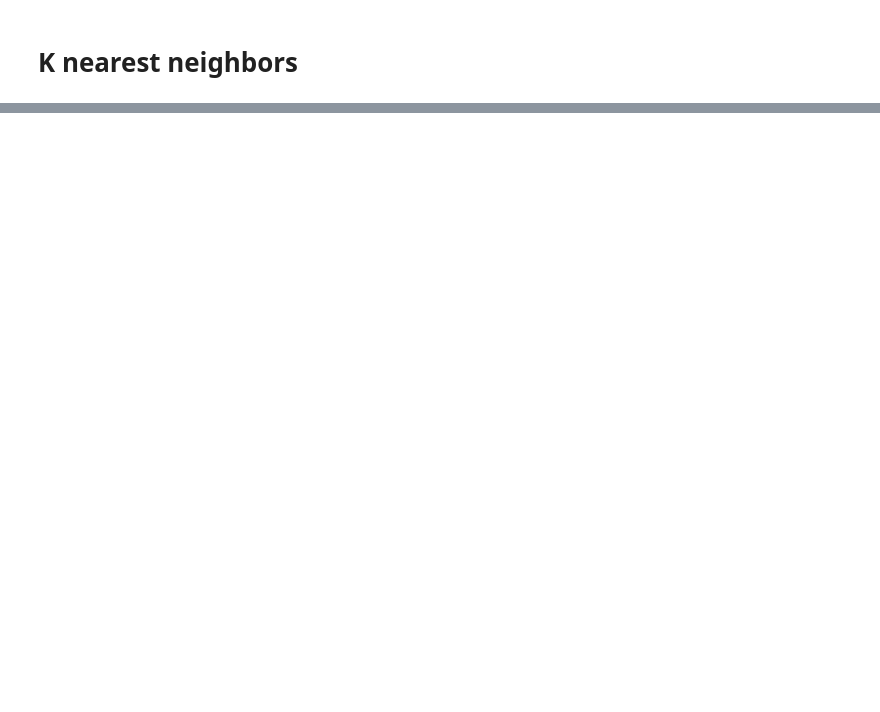
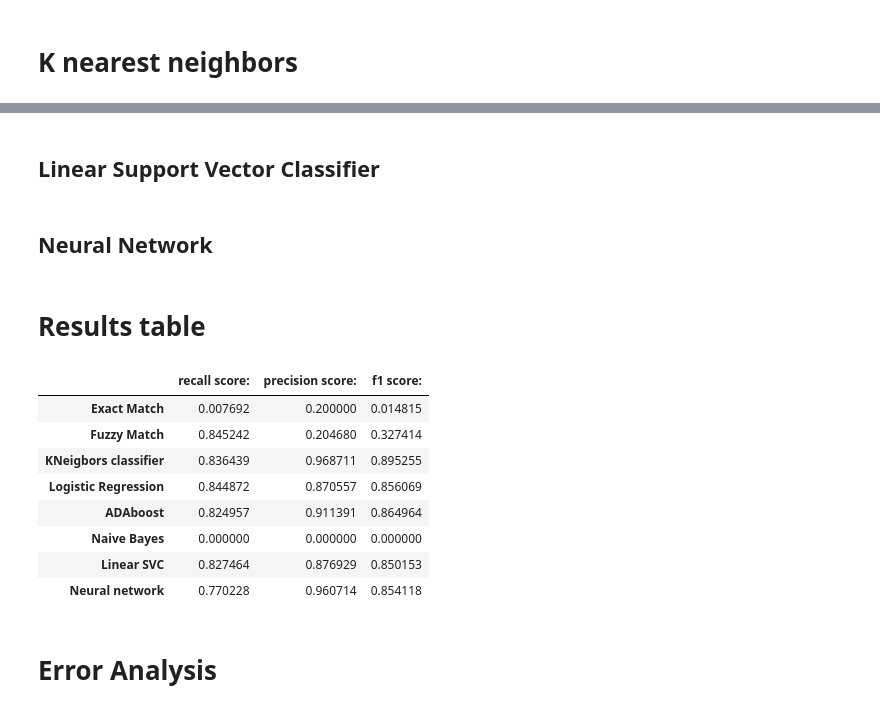
Before and after one commit to Basvdbrink1998/Entry-linking-in-18th-century-VOC-slave-archives, a Jupyter notebook: Annotation/Automated_annotation.ipynb, the cells around one changed output, grey strips where cells are left out. Drawn from its saved outputs; the diff is of its cells as text; code cells hidden in the pictures; blank space fills up the shorter version.

```diff
--- a/Annotation/Automated_annotation.ipynb
+++ b/Annotation/Automated_annotation.ipynb
@@ -444,0 +223,4 @@ plt.show()
+# %%
+model = make_pipeline(StandardScaler(),AdaBoostClassifier(n_estimators=30, random_state=0))
+s = evaluate_stat_based_methods(model, kf, X, y)
+Scores["ADAboost"] = avg_dict_values(s)
@@ -444,0 +229,37 @@ plt.show()
+# %%
+model = make_pipeline(Normalizer(), MultinomialNB())
+s = evaluate_stat_based_methods(model, kf, X, y)
+Scores["Naive Bayes"] = avg_dict_values(s)
+# %% [markdown]
+## Linear Support Vector Classifier
+# %%
+model = make_pipeline(StandardScaler(), LinearSVC(random_state=0))
+s = evaluate_stat_based_methods(model, kf, X, y)
+Scores["Linear SVC"] = avg_dict_values(s)
+# %% [markdown]
+## Neural Network
+# %%
+model = make_pipeline(StandardScaler(), MLPClassifier(activation='relu', solver='adam', alpha=1e-5, hidden_layer_sizes=(30, 30), learning_rate='adaptive', random_state=1, verbose=False))
+s = evaluate_stat_based_methods(model, kf, X, y)
+Scores["Neural network"] = avg_dict_values(s)
+# %% [markdown]
+# Results table
+# %%
+s = []
+for c in Scores:
+    s.append(pd.Series(Scores[c]))
+results = pd.concat(s, axis=1)
+results.columns = Scores.keys()
+results.transpose()
+# %% [output]
+|  | recall score: | precision score: | f1 score: |
+| Exact Match | 0.007692 | 0.200000 | 0.014815 |
+| Fuzzy Match | 0.845242 | 0.204680 | 0.327414 |
+| KNeigbors classifier | 0.836439 | 0.968711 | 0.895255 |
+| Logistic Regression | 0.844872 | 0.870557 | 0.856069 |
+| ADAboost | 0.824957 | 0.911391 | 0.864964 |
+| Naive Bayes | 0.000000 | 0.000000 | 0.000000 |
+| Linear SVC | 0.827464 | 0.876929 | 0.850153 |
+| Neural network | 0.770228 | 0.960714 | 0.854118 |
+# %% [markdown]
+# Error Analysis
```
Also changed, not shown: parts of 62 cells of this notebook, 4 other files.
